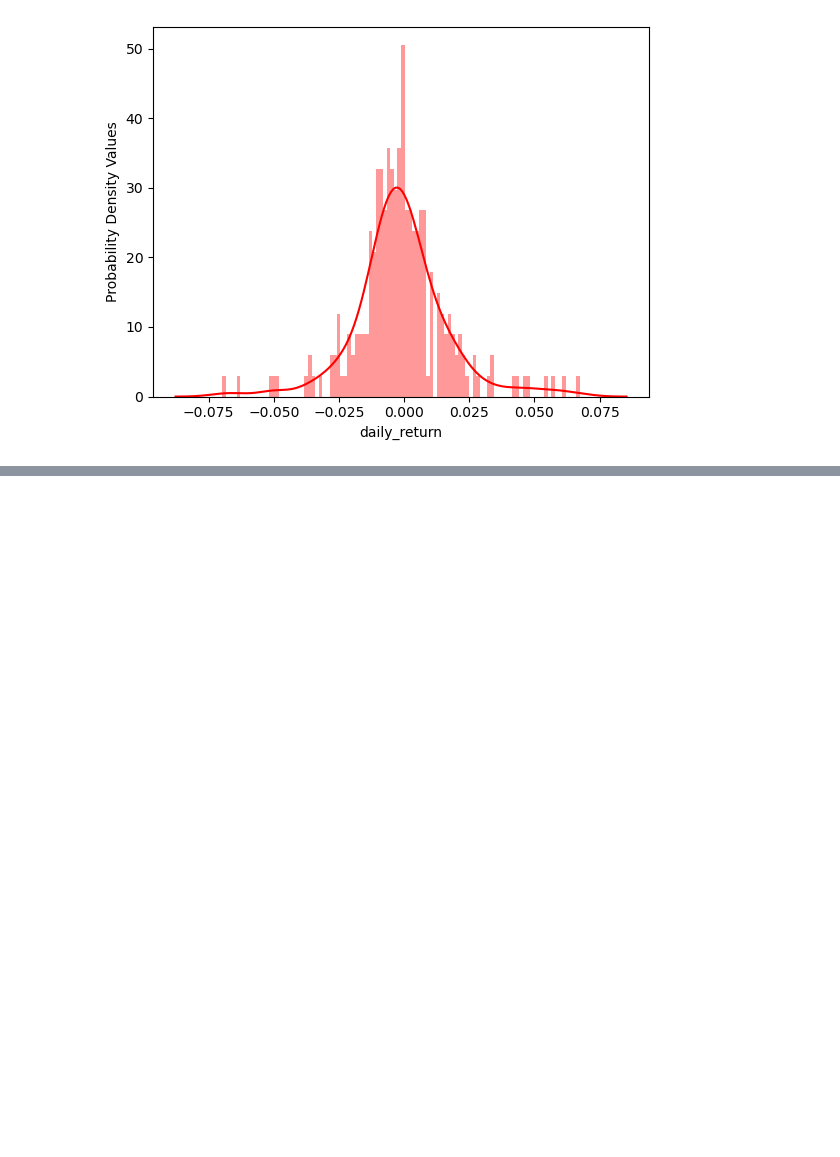
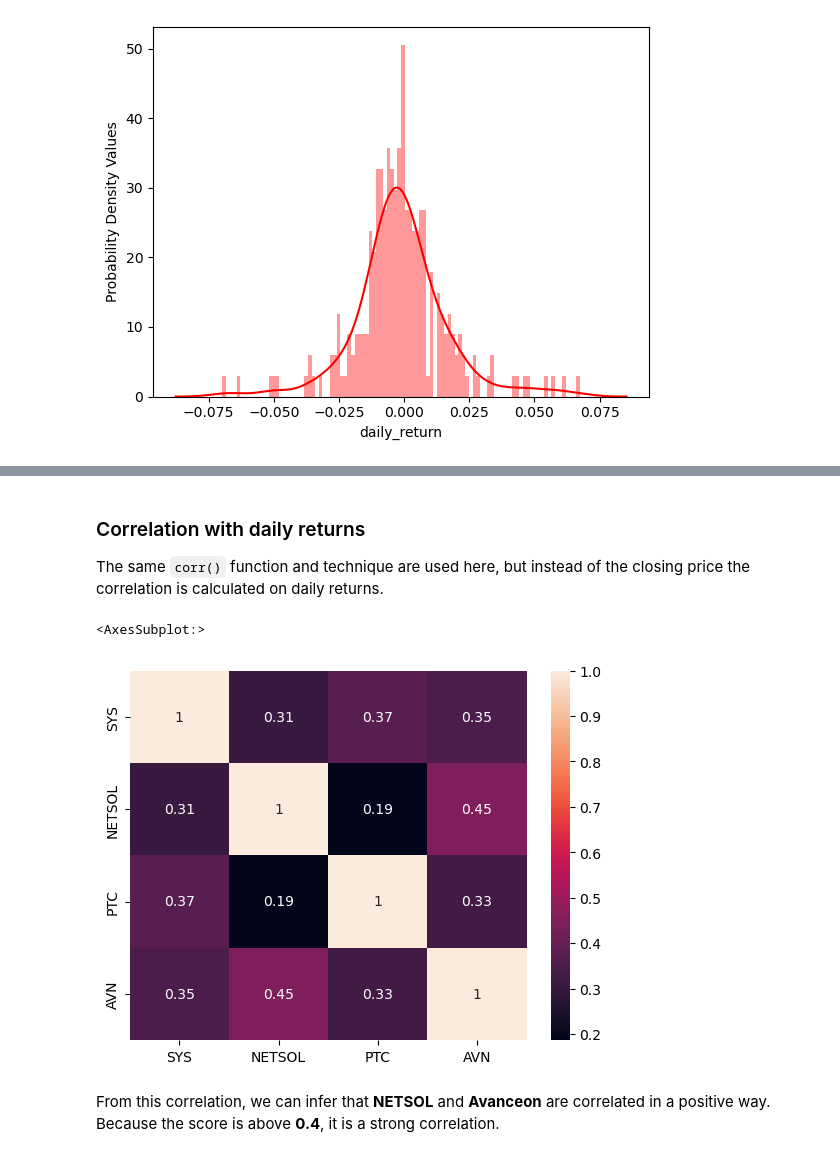
Before and after one commit to ZobaerIslam/stockMarketAnalysis, a Jupyter notebook: stock_market_analysis.ipynb, the cells around one changed output, grey strips where cells are left out. Cells and saved outputs as stored; diff of their text form; code cells hidden in the pictures; blank space fills up the shorter version.

```diff
--- a/stock_market_analysis.ipynb
+++ b/stock_market_analysis.ipynb
@@ -305,0 +358,18 @@ sns.distplot(avn['daily_return'].dropna(), bins=100, color='red')
+# %% [markdown]
+### Correlation with daily returns
+
+The same `corr()` function and technique are used here, but instead of the closing price the correlation is calculated on daily returns.
+# %%
+# Calculating daily returns of all companies closing price
+all_returns = df.pct_change()
+
+# Measuring correlation
+corr = (all_returns.dropna()).corr()
+
+# Ploting heatmap
+sns.heatmap(corr, annot=True)
+# %% [output]
+<AxesSubplot:>
+[figure, added]
+# %% [markdown]
+From this correlation, we can infer that **NETSOL** and **Avanceon** are correlated in a positive way. Because the score is above **0.4**, it is a strong correlation.
```
Also changed, not shown: parts of 11 cells of this notebook.
